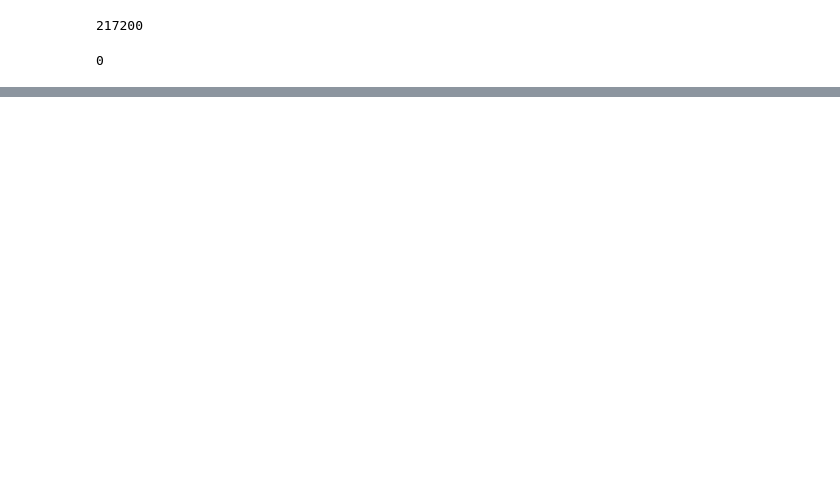
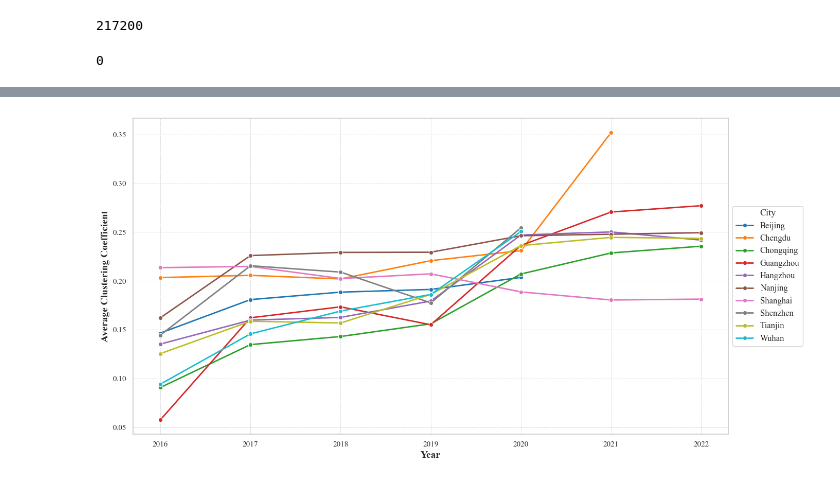
Before and after one commit to sergiozxy/RealEstateBrokerage, a Jupyter notebook: network_estimation/network_structure.ipynb, the cells around one changed output, grey strips where cells are left out. Cells and saved outputs as stored; diff of their text form; code cells hidden in the pictures; blank space fills up the shorter version.

Commit message:
new file:   figures/average_clustering_coefficients.pdf 	modified:   network_estimation/network_structure.ipynb

```diff
--- a/network_estimation/network_structure.ipynb
+++ b/network_estimation/network_structure.ipynb
@@ -162,0 +201,38 @@ results_df.to_csv('network_measures_summary.csv', index=False)
+# %%
+# 设置Seaborn的样式和全局字体为Times New Roman
+sns.set(style="whitegrid", font="Times New Roman")
+
+# 获取独特的城市名称
+cities = data['city_english'].unique()
+
+# 设置图形大小
+plt.figure(figsize=(14, 7))
+
+# 使用Seaborn调色板
+palette = sns.color_palette('tab10', len(cities))
+
+# 绘制平均聚类系数的折线图
+for i, city in enumerate(cities):
+    city_data = data[data['city_english'] == city]
+    city_data = city_data.sort_values('year')
+
+    sns.lineplot(x=city_data['year'], y=city_data['average_clustering'], label=f'{city}',
+                 marker='o', linewidth=2, color=palette[i])
+
+# 添加标题和标签
+# plt.title('Average Clustering Coefficients by City Over Years', fontsize=16, weight='bold')
+plt.xlabel('Year', fontsize=14, weight='bold')
+plt.ylabel('Average Clustering Coefficient', fontsize=14, weight='bold')
+
+# 设置图例
+plt.legend(loc='center left', bbox_to_anchor=(1, 0.5), ncol=1, fontsize=12, title='City', title_fontsize='13', frameon=True)
+
+# 添加网格线
+plt.grid(True, linestyle='--', linewidth=0.5)
+
+# 调整布局
+plt.tight_layout()
+plt.savefig('average_clustering_coefficients.pdf', dpi=300)
+plt.show()
+# %% [output]
+[figure, added]
```
Also changed, not shown: parts of 4 cells of this notebook, 1 other file.
